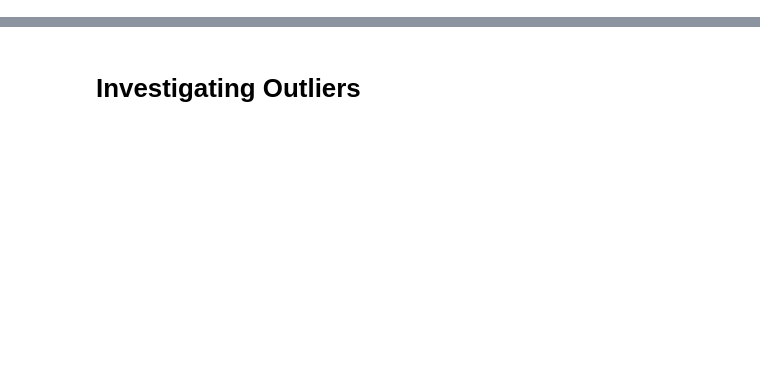
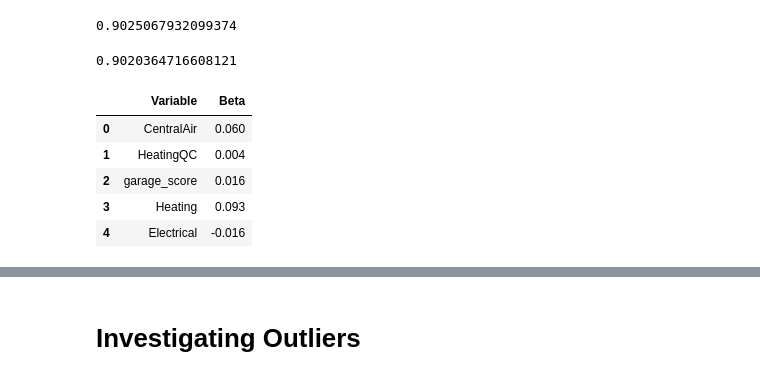
Before and after one commit to whvince/Kaggle-HousePrices, a Jupyter notebook: MLR_model.ipynb, the cells around one changed output, grey strips where cells are left out. Saved outputs shown, nothing was run; the diff lists cells and outputs as text; code cells hidden in the pictures; blank space fills up the shorter version.

```diff
--- a/MLR_model.ipynb
+++ b/MLR_model.ipynb
@@ -37,7 +47,24 @@ R^2: 0.77724
+# %%
+X_train, X_test, y_train, y_test = train_test_split(X, y, test_size=0.30, random_state=42)
+ols.fit(X_train,y_train)
+ols.score(X_train,y_train)
+# %% [output]
+0.9025067932099374
+# %%
+ols.score(X_test,y_test)
+# %% [output]
+0.9020364716608121
 # %%
-col_beta = list(zip(cleaned_hp.columns,np.round(ols.coef_,3)[0]))
+col_beta = list(zip(X.columns,np.round(full_model.coef_,3)))
 df = pd.DataFrame(col_beta, columns = ['Variable', 'Beta'])
 df.head()
+# %% [output]
+|  | Variable | Beta |
+| 0 | CentralAir | 0.060 |
+| 1 | HeatingQC | 0.004 |
+| 2 | garage_score | 0.016 |
+| 3 | Heating | 0.093 |
+| 4 | Electrical | -0.016 |
 # %%
 plt.figure(figsize = (10,20) )
 plt.barh(df.Variable,df.Beta)
```
Also changed, not shown: parts of 6 cells of this notebook, 2 other files.
